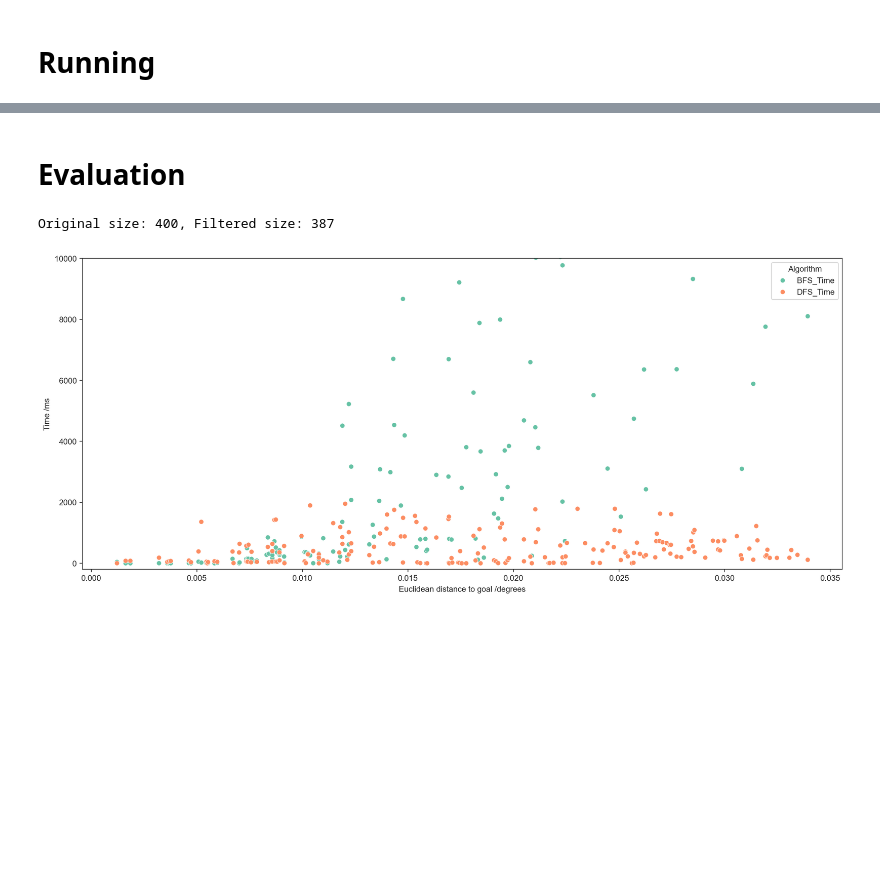
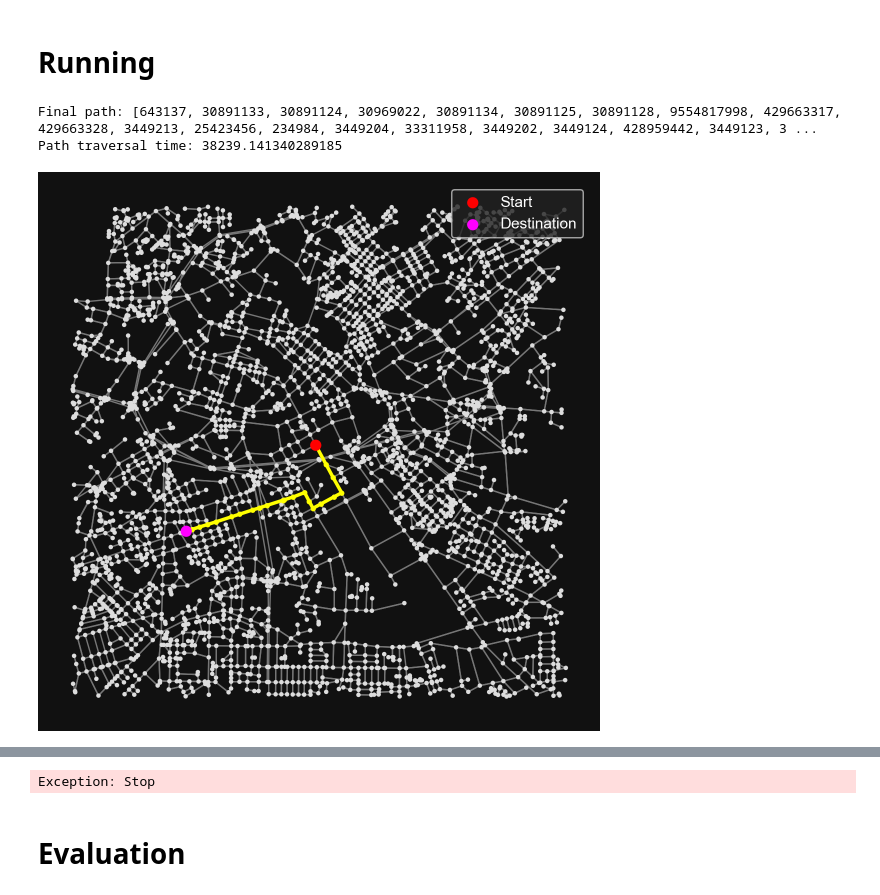
Before and after one commit to Hal609/AIP_map_search, a Jupyter notebook: map_search.ipynb, the cells around one changed output, grey strips where cells are left out. Cells and saved outputs as stored; diff of their text form; code cells hidden in the pictures; blank space fills up the shorter version.

Commit message:
Update plotting and add final journey time

```diff
--- a/map_search.ipynb
+++ b/map_search.ipynb
@@ -139,12 +139,12 @@ imputer = SimpleImputer()
 gdf_edges[["maxspeed"]] = imputer.fit_transform(gdf_edges[["maxspeed"]])
 # %%
 def time_between(start_node_id, end_node_id):
-    try:
-        speed = gdf_edges.xs(start_node_id, level="u").xs(end_node_id, level="v")["maxspeed"].item()
-        distance = gdf_edges.xs(start_node_id, level="u").xs(end_node_id, level="v")["length"].item()
-        return distance * speed
-    except KeyError:
-        return 0
+    # try:
+    speed = gdf_edges.xs(start_node_id, level="u").xs(end_node_id, level="v")["maxspeed"].item()
+    distance = gdf_edges.xs(start_node_id, level="u").xs(end_node_id, level="v")["length"].item()
+    return distance * speed
+    # except KeyError:
+    #     return 0
 # %%
 class SearchClass:
     def __init__(self, start_node, destination_node):
@@ -181,6 +181,12 @@ class SearchClass:
             return self.open.pop(-1)
         if search_type == "bfs":
             return self.open.pop(0)
+
+    def calc_time(self, path):
+        time = 0
+        for i in range(len(path) - 1):
+            time += time_between(path[i], path[i+1])
+        return time
 # %%
 class SearchClass(SearchClass):
     def animate_search(self, search_type):
@@ -210,6 +216,8 @@ class SearchClass(SearchClass):
             raise Exception("Must execute run_search method before displaying.")
 
         path = self.closed[-1].path_to()
+        print("Final path:", path)
+        print("Path traversal time:", self.calc_time(path))
 
         # Get node coordinates from the graph
         node_x = [G.nodes[node.node_id]['x'] for node in nodes]
@@ -245,10 +253,10 @@ class SearchClass(SearchClass):
         # Plot all other nodes with default sizes and colors
         ax.scatter(node_x, node_y, s=sizes, c=colours, zorder=2)
 
-        # Plot nodes on the path (optional, to show nodes on the path more clearly)
+        # Plot nodes on the path
         for node_id in path:
             x, y = G.nodes[node_id]['x'], G.nodes[node_id]['y']
-            ax.scatter(x, y, s=5, c="#FFFF00", zorder=4)
+            ax.scatter(x, y, s=8, c="#FFFF00", zorder=4)
 
         # Plot the start node on top (in red)
         ax.scatter(start_x, start_y, s=50, c="#FF0000", label="Start", zorder=5)
@@ -271,8 +279,12 @@ destination_node = random.choice(nodes)
 # %%
 searcher = SearchClass(start_node, destination_node)
 # %%
-# searcher.run_search(search_type="bfs")
-# searcher.display_final()
+searcher.run_search(search_type="bfs")
+searcher.display_final()
+# %% [output]
+Final path: [643137, 30891133, 30891124, 30969022, 30891134, 30891125, 30891128, 9554817998, 429663317, 429663328, 3449213, 25423456, 234984, 3449204, 33311958, 3449202, 3449124, 428959442, 3449123, 3 ...
+Path traversal time: 38239.141340289185
+[figure, added]
 # %%
 # searcher.reset()
 # searcher.animate_search(search_type="bfs")
@@ -292,6 +304,10 @@ searcher = SearchClass(start_node, destination_node)
         <video src="dfs_manchester.mp4" alt="dfs" width="501" controls/>
     </div>
 </div>
+# %%
+raise Exception("Stop")
+# %% [output]
+Exception: Stop
 # %% [markdown]
 # Evaluation
 # %%
@@ -352,21 +375,2 @@ for i in range(200):
 # %%
 df = pd.read_csv("dfs_bfs_200_times.csv")
-# %%
-from scipy.stats import zscore
-
-# Calculate z-scores
-df["z_score"] = zscore(df["Time"])
-
-# Filter out rows with high z-scores (e.g., > 3 or < -3)
-df_cropped = df[df["z_score"].abs() <= 0.5]
-
-print(f"Original size: {len(df)}, Filtered size: {len(df_cropped)}")
-# %% [output]
-Original size: 400, Filtered size: 387
-# %%
-sns.scatterplot(data=df_cropped, x="Distance", y="Time", hue="Algorithm")
-plt.ylim(-2e2, 1e4)
-plt.xlabel("Euclidean distance to goal /degrees")
-plt.ylabel("Time /ms");
-# %% [output]
-[figure, removed]
```
Also changed, not shown: parts of 5 cells of this notebook.
